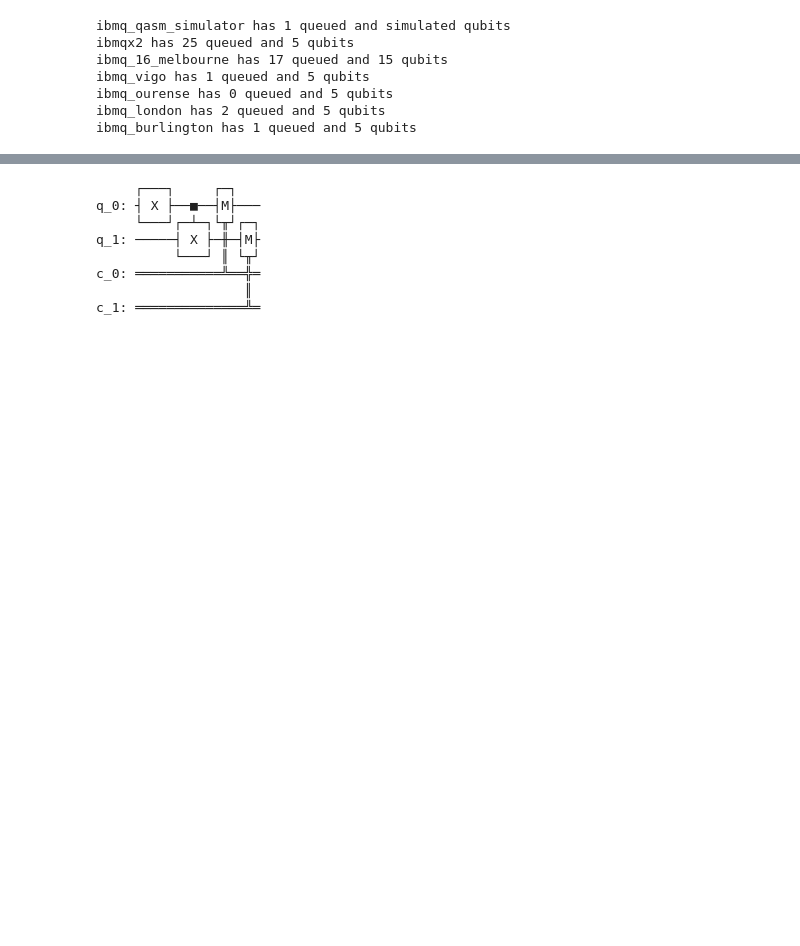
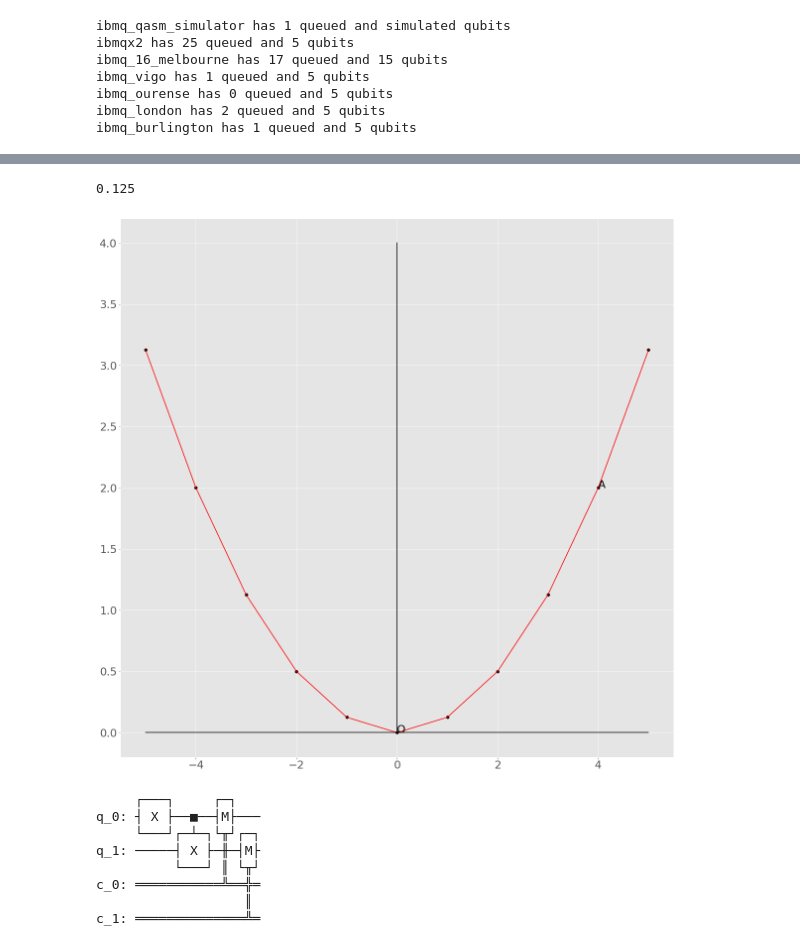
Before and after one commit to wangpeidong/PythonLab, a Jupyter notebook: tutorial/PythonTutorial.ipynb, the cells around one changed output, grey strips where cells are left out. Saved outputs shown, nothing was run; the diff lists cells and outputs as text; code cells hidden in the pictures; blank space fills up the shorter version.

```diff
--- a/tutorial/PythonTutorial.ipynb
+++ b/tutorial/PythonTutorial.ipynb
@@ -198,3 +299,48 @@ ibmq_burlington has 1 queued and 5 qubits
+# %%
+import matplotlib.pyplot as plt
+from matplotlib import style
+import numpy as np
+
+style.use('ggplot')
+plt.rcParams['figure.figsize'] = [20, 20]
+plt.rcParams.update({'font.size': 22})
+
+def line(x, a, b):
+    y = a * x + b
+    return y
+
+def y(a, x):
+    return a * (x ** 2)
+
+def a(p):
+    y = p[1]
+    x = p[0]
+    return y / (x ** 2)
+
+O = [0, 0]
+A = [4, 2]
+print(a(A))
+B = [0, 5]
+
+a_ = -2
+b = 5
+x1 = [0, 1, 2, 3]
+
+x = [i for i in range(-5, 6)]
+
+#plt.plot(x1, [line(i, a_, b) for i in x1], color = 'green')
+#plt.plot([O[0], A[0], B[0]], [O[1], A[1], B[1]], color = 'blue')
+#plt.scatter([B[0]], [B[1]], color = 'black', label = 'point')
+plt.scatter(x, [y(a(A), i) for i in x], color = 'black', label = 'point')
+plt.plot(x, [y(a(A), i) for i in x], color = 'red', label = 'y')
+plt.annotate('A', A)
+plt.plot(x, [0 for _ in x], color = 'black', label = 'x')
+plt.plot([0 for _ in range(5)], [i for i in range(5)], color = 'black', label = 'y')
+plt.annotate('O', (0, 0))
+plt.show()
+# %% [output]
+0.125
+[figure, added]
 # %%
 import qiskit as q
 %matplotlib inline
```
Also changed, not shown: parts of 5 cells of this notebook.
